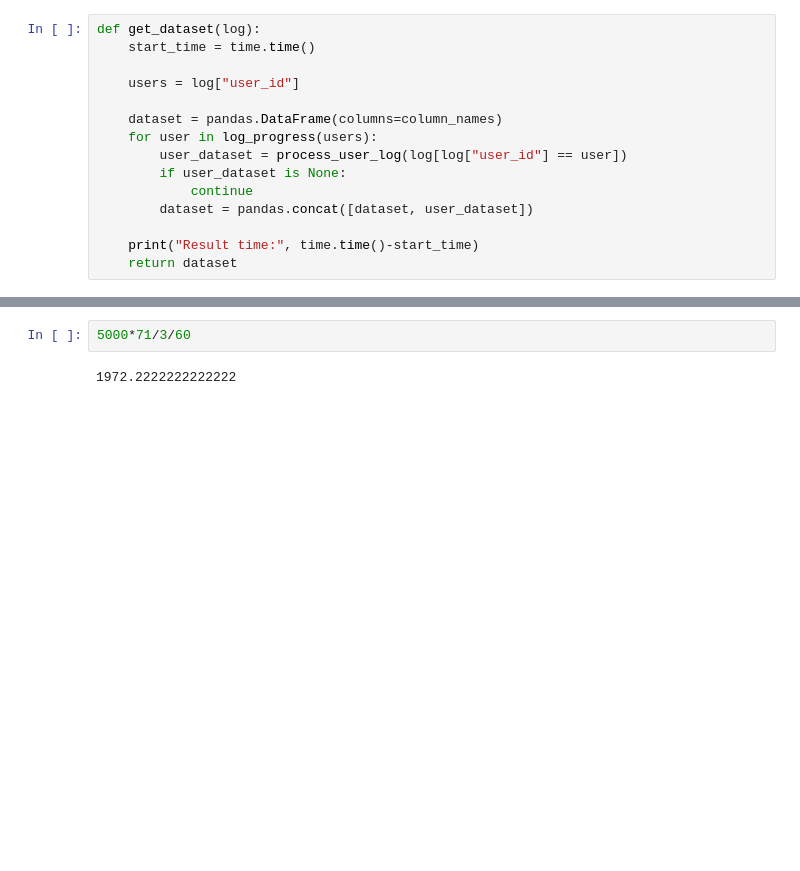
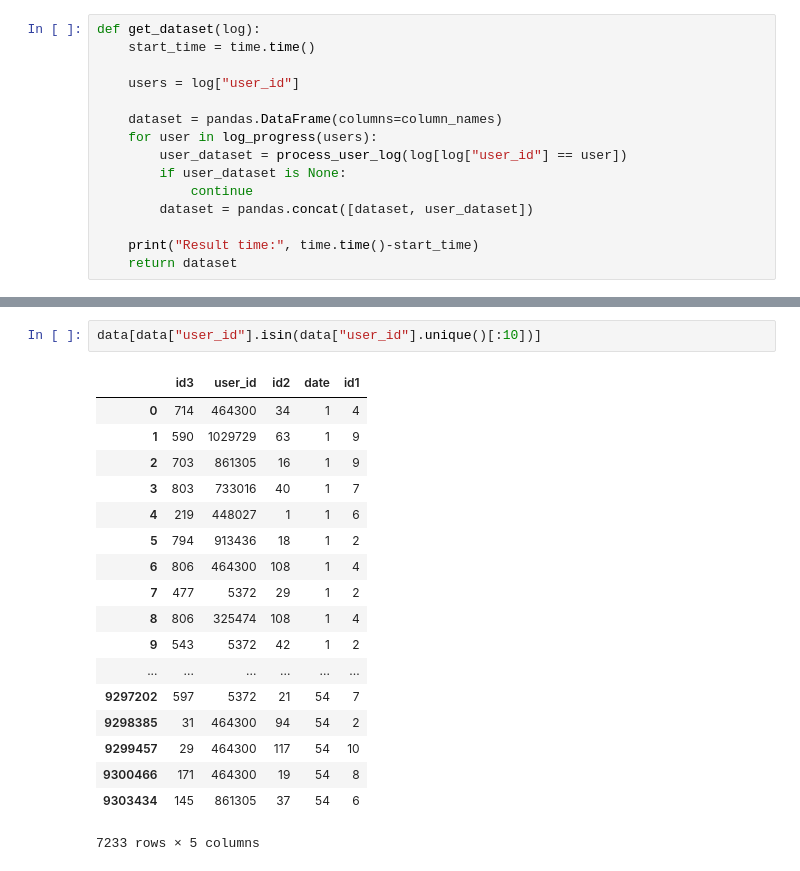
Before and after one commit to alxmamaev/IDAO-contest, a Jupyter notebook: dataset-prepear.ipynb, the cells around one changed output, grey strips where cells are left out. Saved outputs shown, nothing was run; the diff lists cells and outputs as text; blank space fills up the shorter version.

Commit message:
optimize user vectorize

```diff
--- a/dataset-prepear.ipynb
+++ b/dataset-prepear.ipynb
@@ -223,4 +227,21 @@ Result time: 71.15350866317749
-# %%
-5000*71/3/60
-# %% [output]
-1972.2222222222222
+# %%
+data[data["user_id"].isin(data["user_id"].unique()[:10])]
+# %% [output]
+|  | id3 | user_id | id2 | date | id1 |
+| 0 | 714 | 464300 | 34 | 1 | 4 |
+| 1 | 590 | 1029729 | 63 | 1 | 9 |
+| 2 | 703 | 861305 | 16 | 1 | 9 |
+| 3 | 803 | 733016 | 40 | 1 | 7 |
+| 4 | 219 | 448027 | 1 | 1 | 6 |
+| 5 | 794 | 913436 | 18 | 1 | 2 |
+| 6 | 806 | 464300 | 108 | 1 | 4 |
+| 7 | 477 | 5372 | 29 | 1 | 2 |
+| 8 | 806 | 325474 | 108 | 1 | 4 |
+| 9 | 543 | 5372 | 42 | 1 | 2 |
+| ... | ... | ... | ... | ... | ... |
+| 9297202 | 597 | 5372 | 21 | 54 | 7 |
+| 9298385 | 31 | 464300 | 94 | 54 | 2 |
+| 9299457 | 29 | 464300 | 117 | 54 | 10 |
+| 9300466 | 171 | 464300 | 19 | 54 | 8 |
+| 9303434 | 145 | 861305 | 37 | 54 | 6 |
+7233 rows × 5 columns
```
Also changed, not shown: parts of 4 cells of this notebook.
